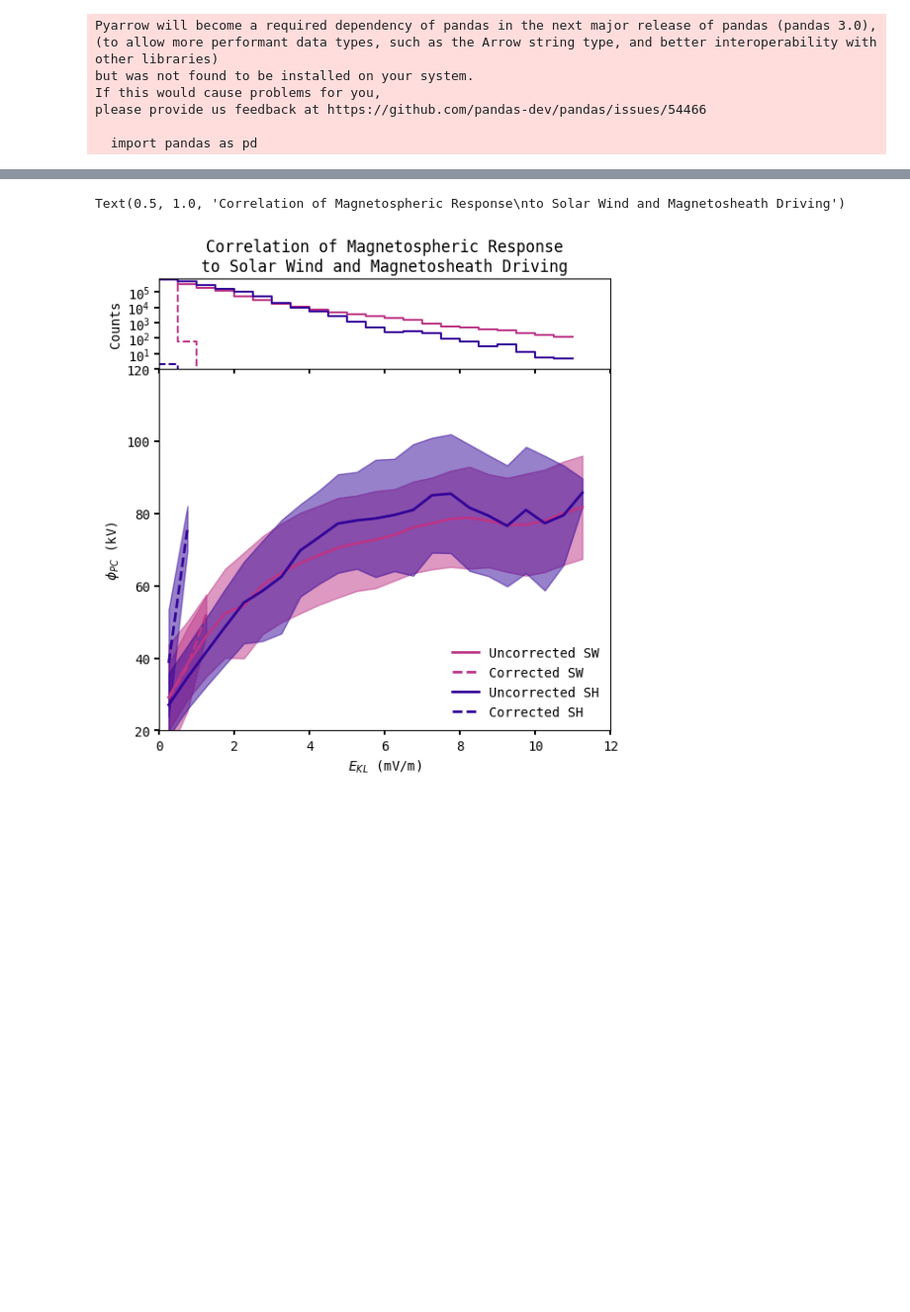
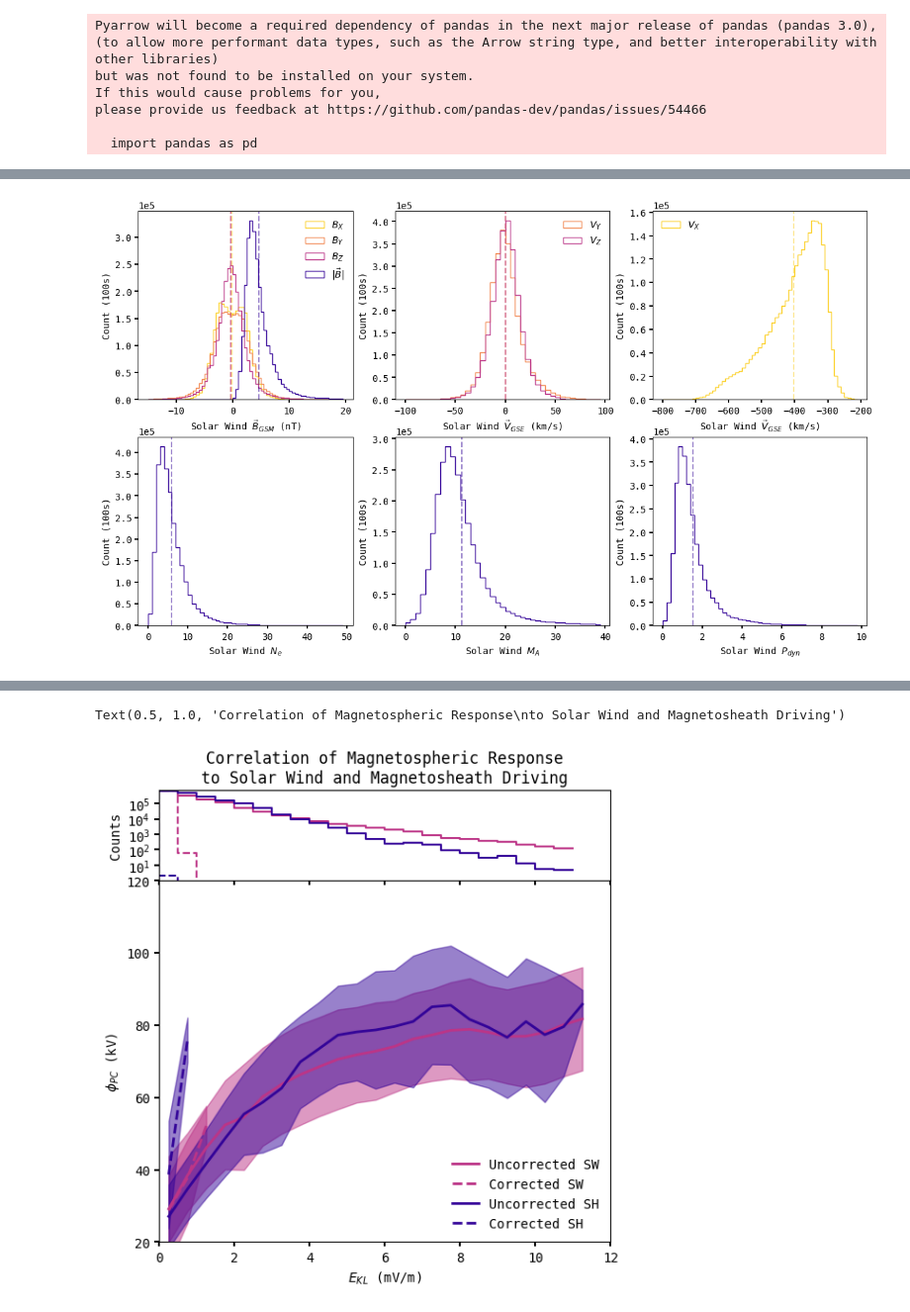
Before and after one commit to connor-obrien888/prime-pcp, a Jupyter notebook: regrecal.ipynb, the cells around one changed output, grey strips where cells are left out. Shown: that part at 99% size. Cells and saved outputs as stored; diff of their text form; code cells hidden in the pictures; blank space fills up the shorter version.

```diff
--- a/regrecal.ipynb
+++ b/regrecal.ipynb
@@ -173,0 +202,72 @@ ax_histx.set_title('Correlation of Magnetospheric Response\nto Solar Wind and Ma
+# %%
+fig, ax = plt.subplots(nrows = 2, ncols = 3, figsize = (14, 8))
+
+B_bins = np.arange(-15, 20, 0.5)
+ax[0,0].hist(superdarn['B_xgsm_sw'], bins = B_bins, histtype='step', color = yellow, label = r'$B_{X}$')
+ax[0,0].hist(superdarn['B_ygsm_sw'], bins = B_bins, histtype='step', color = orange, label = r'$B_{Y}$')
+ax[0,0].hist(superdarn['B_zgsm_sw'], bins = B_bins, histtype='step', color = red, label = r'$B_{Z}$')
+B = np.sqrt(superdarn['B_xgsm_sw']**2 + superdarn['B_ygsm_sw']**2 + superdarn['B_zgsm_sw']**2)
+ax[0,0].hist(B, bins = B_bins, histtype='step', color = blue, label = r'$|\vec{B}|$')
+ax[0,0].set_ylabel('Count (100s)')
+ax[0,0].ticklabel_format(axis='y', style='sci', scilimits=(0,0))
+ax[0,0].set_xlabel(r'Solar Wind $\vec{B}_{GSM}$ (nT)')
+ax[0,0].legend()
+ax[0,0].axvline(x=np.mean(superdarn['B_xgsm_sw']), linestyle='--', alpha = 0.5, color = yellow)
+ax[0,0].axvline(x=np.mean(superdarn['B_ygsm_sw']), linestyle='--', alpha = 0.5, color = orange)
+ax[0,0].axvline(x=np.mean(superdarn['B_zgsm_sw']), linestyle='--', alpha = 0.5, color = red)
+ax[0,0].axvline(x=np.mean(B), linestyle='--', alpha = 0.5, color = blue)
+
+Vyz_bins = np.arange(-100, 100, 5)
+# ax[0,1].hist(superdarn['Vi_xgse_sw'], bins = V_bins, histtype='step', color = yellow, label = r'$V_{X}$')
+ax[0,1].hist(superdarn['Vi_ygse_sw'], bins = Vyz_bins, histtype='step', color = orange, label = r'$V_{Y}$')
+ax[0,1].hist(superdarn['Vi_zgse_sw'], bins = Vyz_bins, histtype='step', color = red, label = r'$V_{Z}$')
+# V = np.sqrt(superdarn['Vi_xgse_sw']**2 + superdarn['Vi_ygse_sw']**2 + superdarn['Vi_zgse_sw']**2)
+# ax[0,1].hist(V, bins = V_bins, histtype='step', color = blue, label = r'$|\vec{V}|$')
+ax[0,1].set_ylabel('Count (100s)')
+ax[0,1].ticklabel_format(axis='y', style='sci', scilimits=(0,0))
+ax[0,1].set_xlabel(r'Solar Wind $\vec{V}_{GSE}$ (km/s)')
+ax[0,1].legend()
+ax[0,1].axvline(x=np.mean(superdarn['Vi_ygse_sw']), linestyle='--', alpha = 0.5, color = orange)
+ax[0,1].axvline(x=np.mean(superdarn['Vi_zgse_sw']), linestyle='--', alpha = 0.5, color = red)
+
+Vx_bins = np.arange(-800, -200, 10)
+ax[0,2].hist(superdarn['Vi_xgse_sw'], bins = Vx_bins, histtype='step', color = yellow, label = r'$V_{X}$')
+# ax[0,2].hist(superdarn['Vi_ygse_sw'], bins = Vyz_bins, histtype='step', color = orange, label = r'$V_{Y}$')
+# ax[0,2].hist(superdarn['Vi_zgse_sw'], bins = Vyz_bins, histtype='step', color = red, label = r'$V_{Z}$')
+# V = np.sqrt(superdarn['Vi_xgse_sw']**2 + superdarn['Vi_ygse_sw']**2 + superdarn['Vi_zgse_sw']**2)
+# ax[0,2].hist(V, bins = V_bins, histtype='step', color = blue, label = r'$|\vec{V}|$')
+ax[0,2].set_ylabel('Count (100s)')
+ax[0,2].ticklabel_format(axis='y', style='sci', scilimits=(0,0))
+ax[0,2].set_xlabel(r'Solar Wind $\vec{V}_{GSE}$ (km/s)')
+ax[0,2].legend()
+ax[0,2].axvline(x=np.mean(superdarn['Vi_xgse_sw']), linestyle='--', alpha = 0.5, color = yellow)
+
+
+n_bins = np.arange(0, 50, 1)
+ax[1,0].hist(superdarn['Ne_sw'], bins = n_bins, histtype='step', color = blue, label = r'$N_{e}$')
+ax[1,0].set_ylabel('Count (100s)')
+ax[1,0].ticklabel_format(axis='y', style='sci', scilimits=(0,0))
+ax[1,0].set_xlabel(r'Solar Wind $N_{e}$')
+# ax[1,0].legend()
+ax[1,0].axvline(x=np.mean(superdarn['Ne_sw']), linestyle='--', alpha = 0.5, color = blue)
+
+M_bins = np.arange(0, 40, 1)
+Ma = 0.0458 * np.abs(np.sqrt(superdarn['Vi_xgse_sw']**2 + superdarn['Vi_ygse_sw']**2 + superdarn['Vi_zgse_sw']**2)) * np.sqrt(superdarn['Ne_sw']) / np.sqrt(superdarn['B_xgsm_sw']**2 + superdarn['B_ygsm_sw']**2 + superdarn['B_zgsm_sw']**2)
+ax[1,1].hist(Ma, bins = M_bins, histtype='step', color = blue, label = r'$M_{A}$')
+ax[1,1].set_ylabel('Count (100s)')
+ax[1,1].ticklabel_format(axis='y', style='sci', scilimits=(0,0))
+ax[1,1].set_xlabel(r'Solar Wind $M_{A}$')
+# ax[1,1].legend()
+ax[1,1].axvline(x=np.mean(Ma), linestyle='--', alpha = 0.5, color = blue)
+
+P_bins = np.arange(0, 10, 0.2)
+pdyn = superdarn['Ne_sw'] * superdarn['Vi_xgse_sw']**2 * 1.673e-6 #Dynamic pressure (nPa)
+ax[1,2].hist(pdyn, bins = P_bins, histtype='step', color = blue, label = r'$P_{dyn}$')
+ax[1,2].set_ylabel('Count (100s)')
+ax[1,2].ticklabel_format(axis='y', style='sci', scilimits=(0,0))
+ax[1,2].set_xlabel(r'Solar Wind $P_{dyn}$')
+# ax[1,2].legend()
+ax[1,2].axvline(x=np.mean(pdyn), linestyle='--', alpha = 0.5, color = blue)
+# plt.savefig('sw_hist.pdf', bbox_inches = 'tight')
+# %% [output]
+[figure, added]
```
Also changed, not shown: parts of 8 cells of this notebook, 33 other files.
